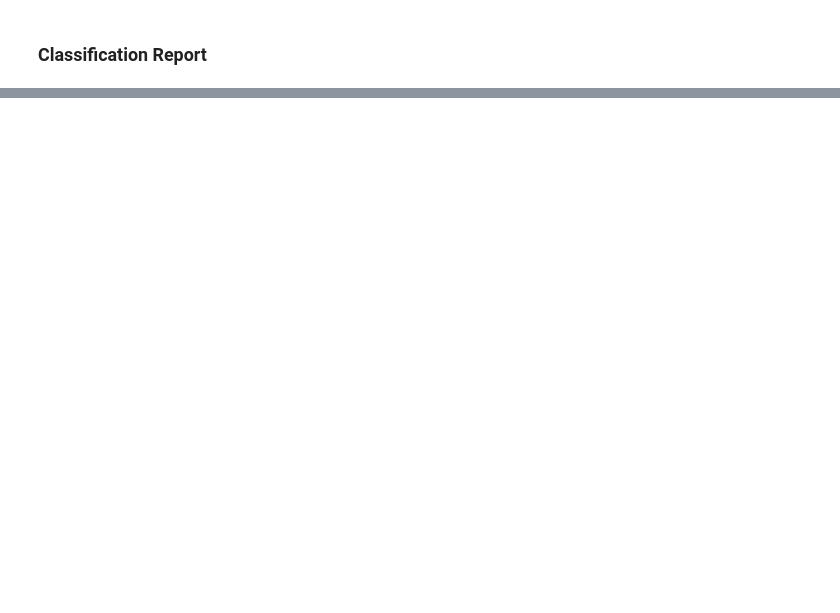
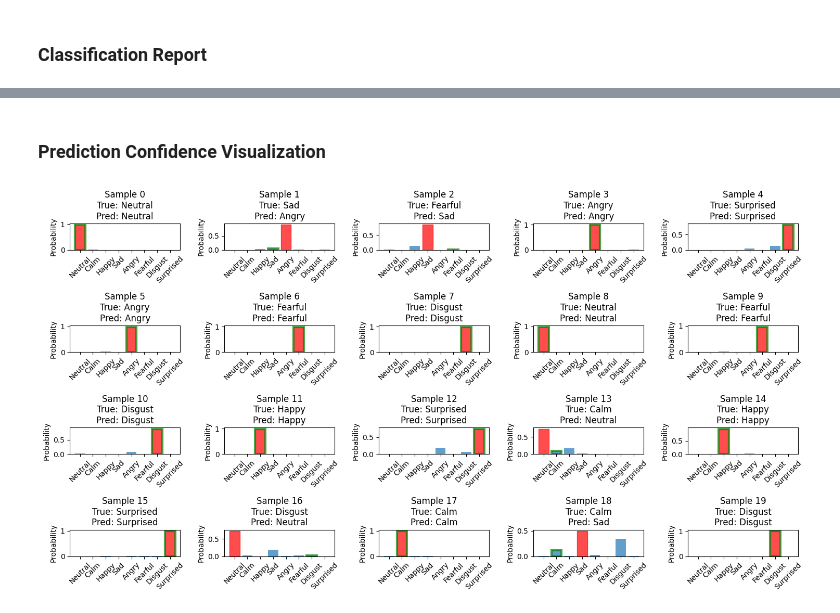
Before and after one commit to gooners006/MSE, a Jupyter notebook: AIN501/Lab 4/Lab_4.ipynb, the cells around one changed output, grey strips where cells are left out. Saved outputs shown, nothing was run; the diff lists cells and outputs as text; code cells hidden in the pictures; blank space fills up the shorter version.

```diff
--- a/AIN501/Lab 4/Lab_4.ipynb
+++ b/AIN501/Lab 4/Lab_4.ipynb
@@ -1920,0 +2005,38 @@ weighted avg       0.84      0.84      0.84       370
+# %% [markdown]
+### Prediction Confidence Visualization
+# %%
+# Plot prediction confidence for first 20 samples
+plt.figure(figsize=(15, 8))
+
+# Get top 20 samples
+n_samples = min(20, len(X_test))
+sample_indices = range(n_samples)
+
+# Create subplot for each sample
+for i, idx in enumerate(sample_indices):
+    plt.subplot(4, 5, i + 1)
+
+    # Get prediction probabilities
+    probs = y_pred[idx]
+    emotions = list(reverse_mapping.values())
+
+    # Create bar plot
+    bars = plt.bar(emotions, probs, alpha=0.7)
+
+    # Highlight the predicted emotion
+    pred_idx = y_pred_classes[idx]
+    bars[pred_idx].set_color("red")
+
+    # Add true label
+    true_idx = y_true_classes[idx]
+    bars[true_idx].set_edgecolor("green")
+    bars[true_idx].set_linewidth(3)
+
+    plt.title(f"Sample {idx}\nTrue: {emotions[true_idx]}\nPred: {emotions[pred_idx]}")
+    plt.xticks(rotation=45)
+    plt.ylabel("Probability")
+
+plt.tight_layout()
+plt.show()
+# %% [output]
+[figure, added]
```
Also changed, not shown: parts of 43 cells of this notebook.
